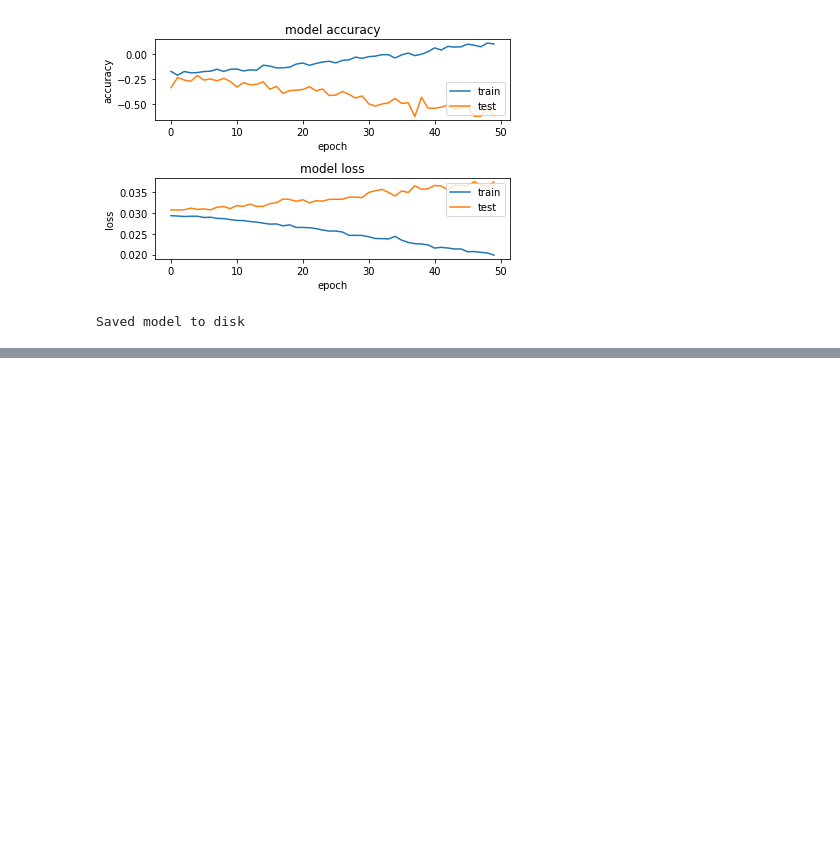
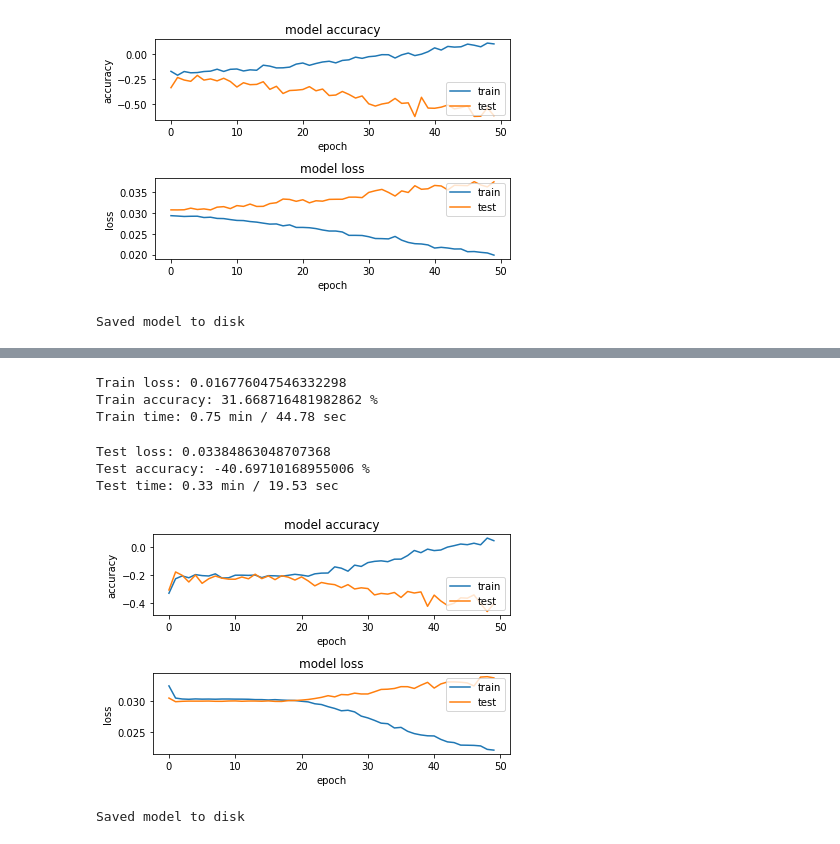
Before and after one commit to MaestriaElectronicaTEC/patterns-recognition, a Jupyter notebook: proyecto_final/ProyectoFinal-parte2.ipynb, the cells around one changed output, grey strips where cells are left out. Saved outputs shown, nothing was run; the diff lists cells and outputs as text; code cells hidden in the pictures; blank space fills up the shorter version.

```diff
--- a/proyecto_final/ProyectoFinal-parte2.ipynb
+++ b/proyecto_final/ProyectoFinal-parte2.ipynb
@@ -415,0 +534,71 @@ print("Loaded model from disk")
+# %%
+#how well did it do?
+
+start = time.time()
+
+score = model.evaluate_generator(training_generator, verbose=0)
+
+end = time.time()
+m = (end - start)/60
+m = round(m, 2)
+s = (end - start)
+s = round(s, 2)
+print('Train loss:', score[0])
+print('Train accuracy:', score[1]*100, '%')
+
+print(f"Train time: {m} min / {s} sec")
+# %% [output]
+Train loss: 0.016776047546332298
+Train accuracy: 31.668716481982862 %
+Train time: 0.75 min / 44.78 sec
+# %%
+start = time.time()
+
+score = model.evaluate_generator(validation_generator, verbose=0)
+
+end = time.time()
+m = (end - start)/60
+m = round(m, 2)
+s = (end - start)
+s = round(s, 2)
+print('Test loss:', score[0])
+print('Test accuracy:', score[1]*100, '%')
+
+print(f"Test time: {m} min / {s} sec")
+# %% [output]
+Test loss: 0.03384863048707368
+Test accuracy: -40.69710168955006 %
+Test time: 0.33 min / 19.53 sec
+# %%
+import os
+# plotting the metrics
+fig = plt.figure()
+plt.subplot(2,1,1)
+plt.plot(model_log.history['coeff_determination'])
+plt.plot(model_log.history['val_coeff_determination'])
+plt.title('model accuracy')
+plt.ylabel('accuracy')
+plt.xlabel('epoch')
+plt.legend(['train', 'test'], loc='lower right')
+
+plt.subplot(2,1,2)
+plt.plot(model_log.history['loss'])
+plt.plot(model_log.history['val_loss'])
+plt.title('model loss')
+plt.ylabel('loss')
+plt.xlabel('epoch')
+plt.legend(['train', 'test'], loc='upper right')
+
+plt.tight_layout()
+# %% [output]
+[figure, added]
+# %%
+# serialize model to JSON
+model_json = model.to_json()
+with open("modelSimpleCNN.json", "w") as json_file:
+    json_file.write(model_json)
+# serialize weights to HDF5
+model.save_weights("modelSimpleCNN.h5")
+print("Saved model to disk")
+# %% [output]
+Saved model to disk
```
Also changed, not shown: parts of 4 cells of this notebook, 3 other files.
